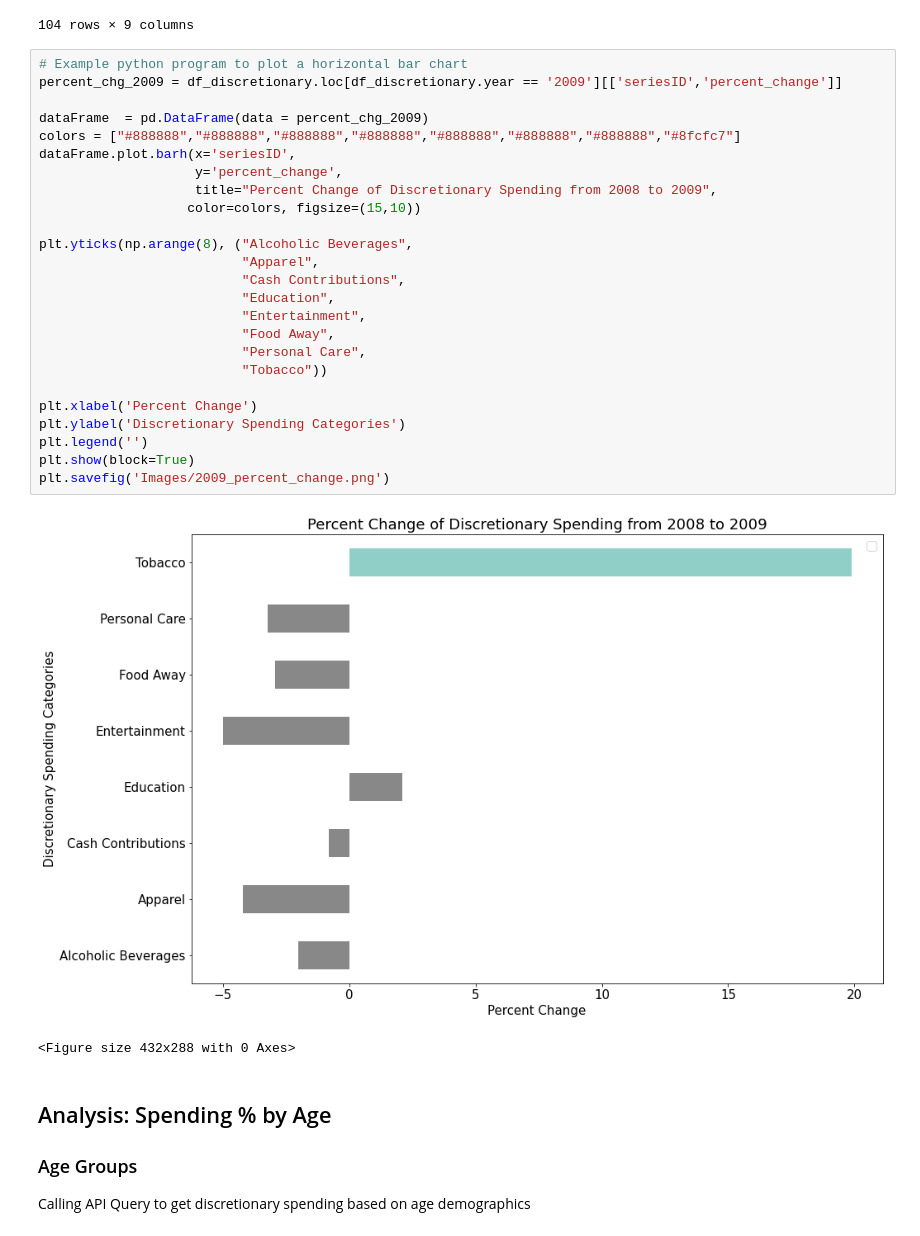
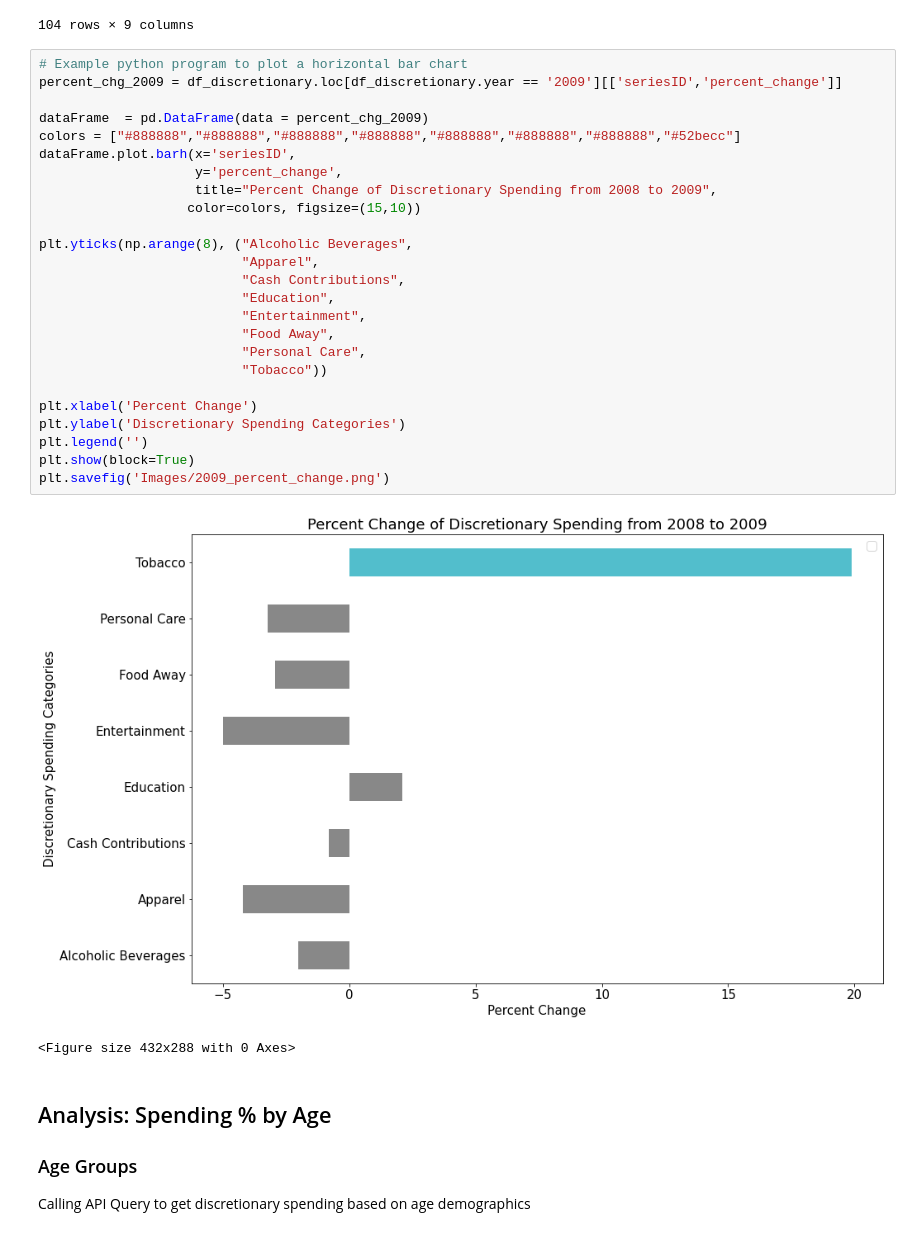
Before and after one commit to joshcoronel/discretionary-spending, a Jupyter notebook: Project_1_main.ipynb, the cells around one changed output. Saved outputs shown, nothing was run; the diff lists cells and outputs as text.

```diff
--- a/Project_1_main.ipynb
+++ b/Project_1_main.ipynb
@@ -231,30 +232,30 @@ df_discretionary
 # %%
 # Example python program to plot a horizontal bar chart
 percent_chg_2009 = df_discretionary.loc[df_discretionary.year == '2009'][['seriesID','percent_change']]
 
 dataFrame  = pd.DataFrame(data = percent_chg_2009)
-colors = ["#888888","#888888","#888888","#888888","#888888","#888888","#888888","#8fcfc7"]
+colors = ["#888888","#888888","#888888","#888888","#888888","#888888","#888888","#52becc"]
 dataFrame.plot.barh(x='seriesID',
                     y='percent_change',
                     title="Percent Change of Discretionary Spending from 2008 to 2009",
                    color=colors, figsize=(15,10))
 
 plt.yticks(np.arange(8), ("Alcoholic Beverages",
                           "Apparel",
                           "Cash Contributions",
                           "Education",
                           "Entertainment",
                           "Food Away",
                           "Personal Care",
                           "Tobacco"))
 
 plt.xlabel('Percent Change')
 plt.ylabel('Discretionary Spending Categories')
 plt.legend('')
 plt.show(block=True)
 plt.savefig('Images/2009_percent_change.png')
 # %% [output]
-[figure, old version]
+[figure, new version]
 <Figure size 432x288 with 0 Axes>
 # %% [markdown]
 ## Analysis: Spending % by Age
```
Also changed, not shown: parts of 6 cells of this notebook.
